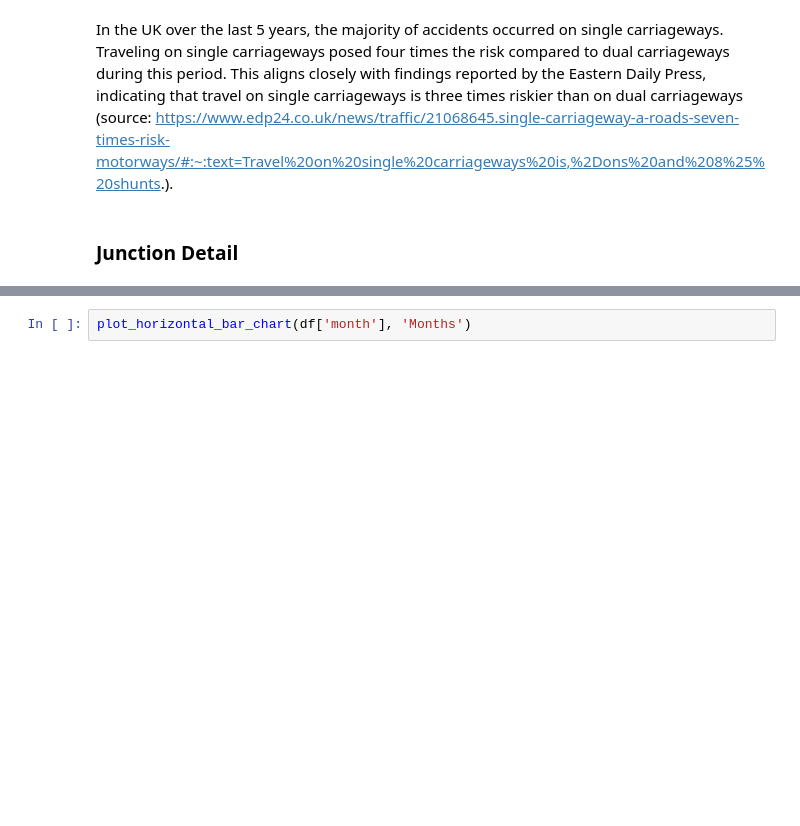
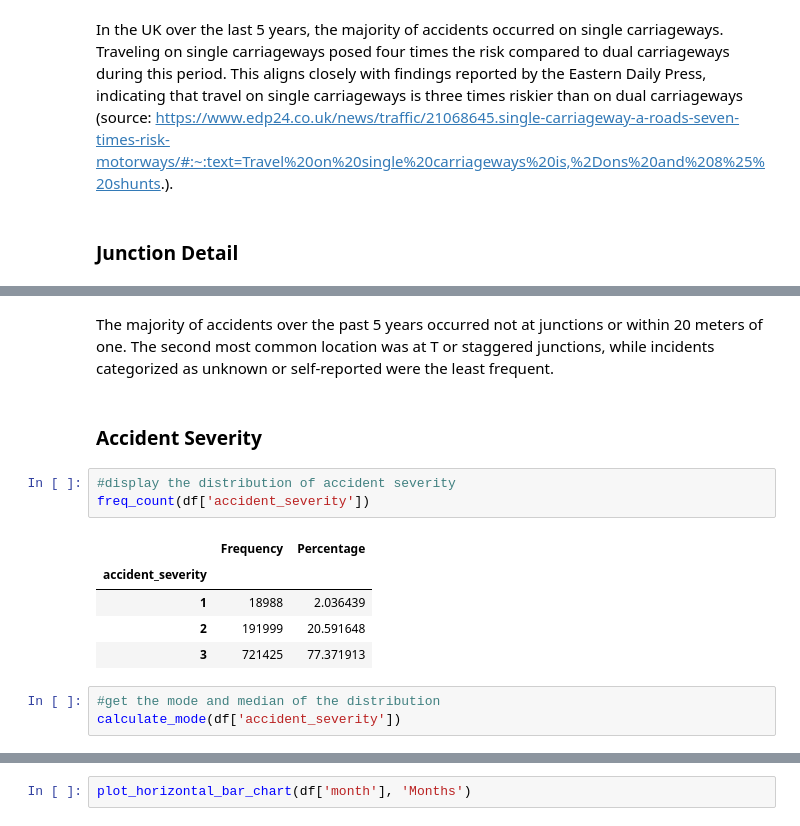
Before and after one commit to Otsemeuno/uk-road-accident, a Jupyter notebook: projectone_exploratory.ipynb, the cells around one changed output, grey strips where cells are left out. Drawn from its saved outputs; the diff is of its cells as text; blank space fills up the shorter version.

```diff
--- a/projectone_exploratory.ipynb
+++ b/projectone_exploratory.ipynb
@@ -332,0 +339,16 @@ def plot_horizontal_bar_chart(df_var, title):
+# %% [markdown]
+The majority of accidents over the past 5 years occurred not at junctions or within 20 meters of one. The second most common location was at T or staggered junctions, while incidents categorized as unknown or self-reported were the least frequent.
+# %% [markdown]
+### Accident Severity
+# %%
+#display the distribution of accident severity
+freq_count(df['accident_severity'])
+# %% [output]
+|  | Frequency | Percentage |
+| accident_severity |  |  |
+| 1 | 18988 | 2.036439 |
+| 2 | 191999 | 20.591648 |
+| 3 | 721425 | 77.371913 |
+# %%
+#get the mode and median of the distribution
+calculate_mode(df['accident_severity'])
```
Also changed, not shown: parts of 9 cells of this notebook.
